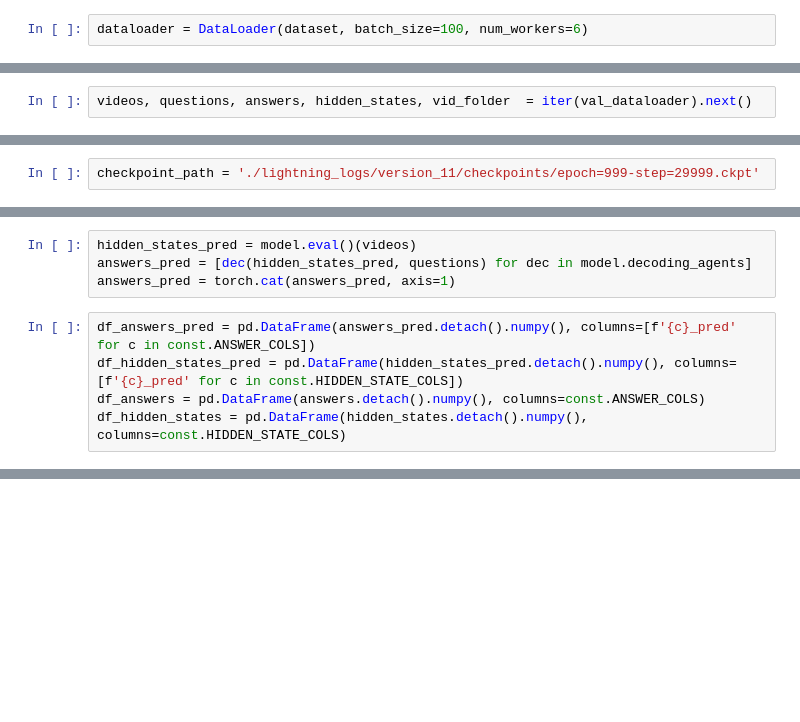
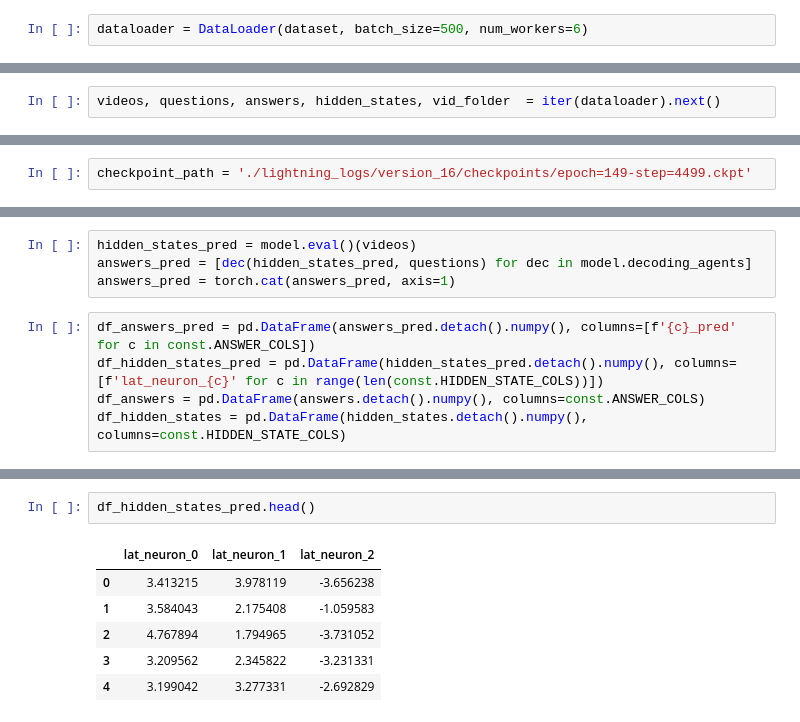
Before and after one commit to hsteude/mario-communicating-agents, a Jupyter notebook: notebooks/02_model_out_exploration.ipynb, the cells around one changed output, grey strips where cells are left out. Cells and saved outputs as stored; diff of their text form; blank space fills up the shorter version.

```diff
--- a/notebooks/02_model_out_exploration.ipynb
+++ b/notebooks/02_model_out_exploration.ipynb
@@ -35,7 +25,7 @@ dataset = VideoLabelDataset(
                 VideoFolderPathToTensor(),
                 VideoResize(const.IMG_SIZE)]))
 # %%
-dataloader = DataLoader(dataset, batch_size=100, num_workers=6)
+dataloader = DataLoader(dataset, batch_size=500, num_workers=6)
 # %%
 from src.model.lit_module import LitModule
 # %%
@@ -67,4 +37,4 @@ hparams
 lit_mod = LitModule(**hparams)
 val_dataloader = lit_mod.val_dataloader()
 # %%
-videos, questions, answers, hidden_states, vid_folder  = iter(val_dataloader).next()
+videos, questions, answers, hidden_states, vid_folder  = iter(dataloader).next()
@@ -80,5 +48,5 @@ total 295136
 # %%
-checkpoint_path = './lightning_logs/version_11/checkpoints/epoch=999-step=29999.ckpt'
+checkpoint_path = './lightning_logs/version_16/checkpoints/epoch=149-step=4499.ckpt'
 # %%
 model = LitModule.load_from_checkpoint(checkpoint_path)
 # %%
@@ -87,7 +55,7 @@ answers_pred = [dec(hidden_states_pred, questions) for dec in model.decoding_age
 answers_pred = torch.cat(answers_pred, axis=1)
 # %%
 df_answers_pred = pd.DataFrame(answers_pred.detach().numpy(), columns=[f'{c}_pred' for c in const.ANSWER_COLS])
-df_hidden_states_pred = pd.DataFrame(hidden_states_pred.detach().numpy(), columns=[f'{c}_pred' for c in const.HIDDEN_STATE_COLS])
+df_hidden_states_pred = pd.DataFrame(hidden_states_pred.detach().numpy(), columns=[f'lat_neuron_{c}' for c in range(len(const.HIDDEN_STATE_COLS))])
 df_answers = pd.DataFrame(answers.detach().numpy(), columns=const.ANSWER_COLS)
 df_hidden_states = pd.DataFrame(hidden_states.detach().numpy(), columns=const.HIDDEN_STATE_COLS)
 # %%
@@ -100,5 +68,14 @@ for c in const.ANSWER_COLS:
 fig.show()
 # %% [output]
 [interactive output not drawn]
+# %%
+df_hidden_states_pred.head()
+# %% [output]
+|  | lat_neuron_0 | lat_neuron_1 | lat_neuron_2 |
+| 0 | 3.413215 | 3.978119 | -3.656238 |
+| 1 | 3.584043 | 2.175408 | -1.059583 |
+| 2 | 4.767894 | 1.794965 | -3.731052 |
+| 3 | 3.209562 | 2.345822 | -3.231331 |
+| 4 | 3.199042 | 3.277331 | -2.692829 |
 # %%
 fig = go.Figure()
```
Also changed, not shown: parts of 10 cells of this notebook, 2 other files.
